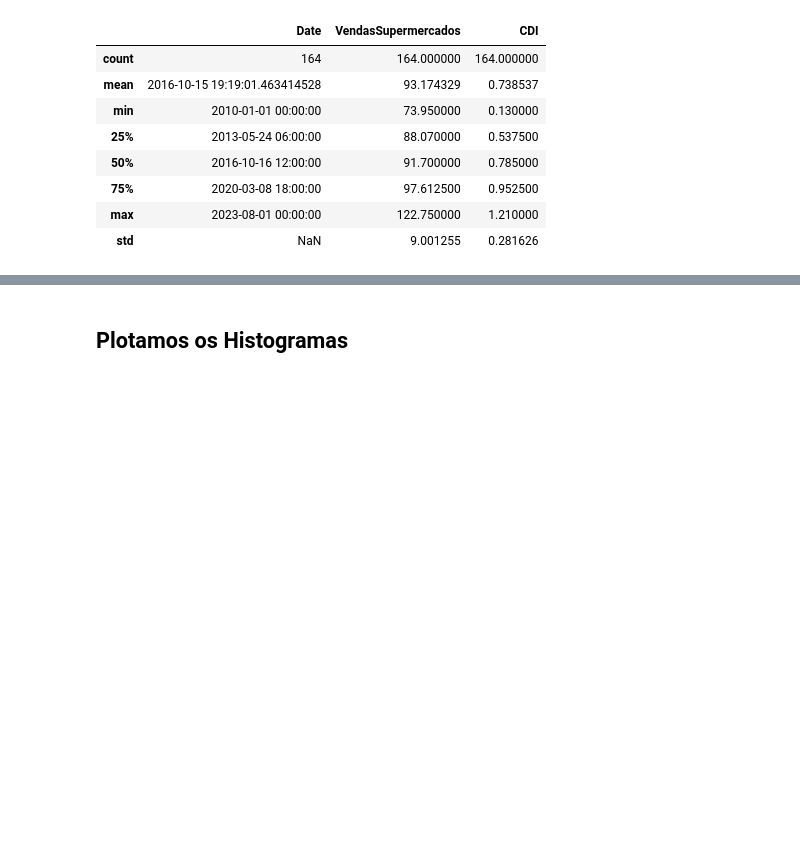
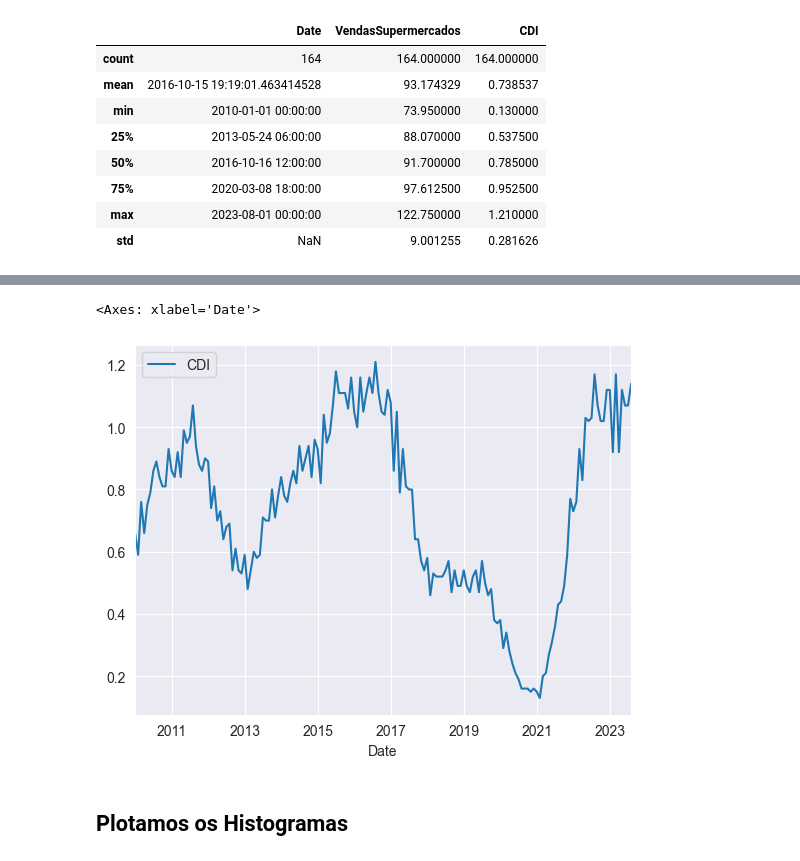
Before and after one commit to lspraciano/timeSeriesChallengeDez23, a Jupyter notebook: supermarket.ipynb, the cells around one changed output, grey strips where cells are left out. Drawn from its saved outputs; the diff is of its cells as text; code cells hidden in the pictures; blank space fills up the shorter version.

```diff
--- a/supermarket.ipynb
+++ b/supermarket.ipynb
@@ -153,3 +211,8 @@ plt.show()
+# %%
+df_cdi.plot()
+# %% [output]
+<Axes: xlabel='Date'>
+[figure, added]
 # %% [markdown]
 ## Plotamos os Histogramas
 # %%
```
Also changed, not shown: parts of 52 cells of this notebook.
